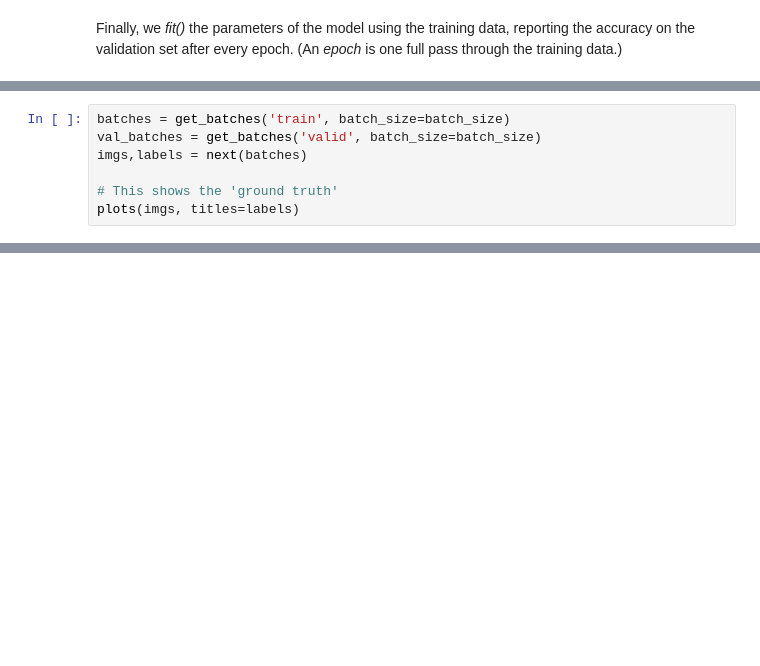
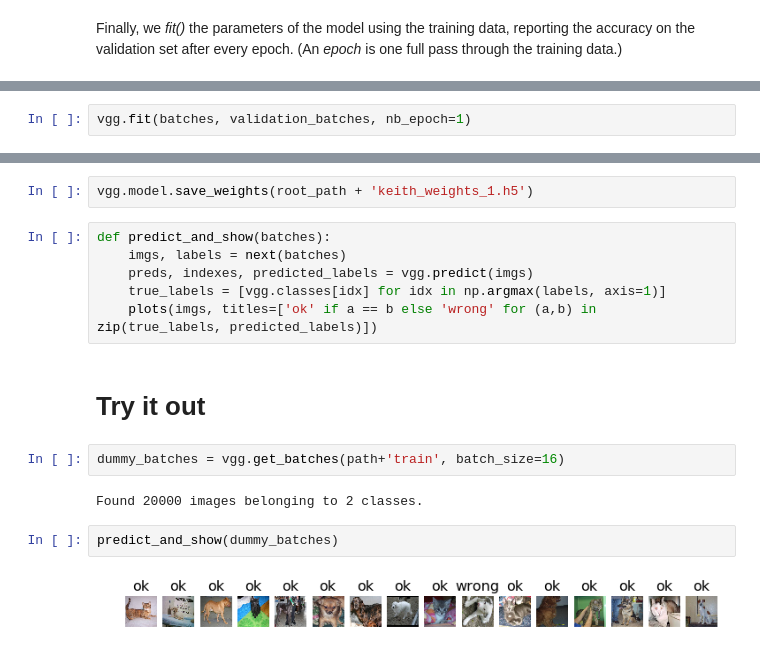
Before and after one commit to klazuka/courses, a Jupyter notebook: deeplearning1/nbs/lesson1-redux.ipynb, the cells around one changed output, grey strips where cells are left out. Cells and saved outputs as stored; diff of their text form; blank space fills up the shorter version.

```diff
--- a/deeplearning1/nbs/lesson1-redux.ipynb
+++ b/deeplearning1/nbs/lesson1-redux.ipynb
@@ -294,7 +106,0 @@ From here we can use exactly the same steps as before to look at predictions fro
-# %%
-batches = get_batches('train', batch_size=batch_size)
-val_batches = get_batches('valid', batch_size=batch_size)
-imgs,labels = next(batches)
-
-# This shows the 'ground truth'
-plots(imgs, titles=labels)
@@ -317,0 +107,2 @@ pred_batch(imgs)
+# %%
+vgg.fit(batches, validation_batches, nb_epoch=1)
@@ -317,0 +112,18 @@ pred_batch(imgs)
+# %%
+vgg.model.save_weights(root_path + 'keith_weights_1.h5')
+# %%
+def predict_and_show(batches):
+    imgs, labels = next(batches)
+    preds, indexes, predicted_labels = vgg.predict(imgs)
+    true_labels = [vgg.classes[idx] for idx in np.argmax(labels, axis=1)]
+    plots(imgs, titles=['ok' if a == b else 'wrong' for (a,b) in zip(true_labels, predicted_labels)])
+# %% [markdown]
+# Try it out
+# %%
+dummy_batches = vgg.get_batches(path+'train', batch_size=16)
+# %% [output]
+Found 20000 images belonging to 2 classes.
+# %%
+predict_and_show(dummy_batches)
+# %% [output]
+[figure, added]
```
Also changed, not shown: parts of 73 cells of this notebook.
